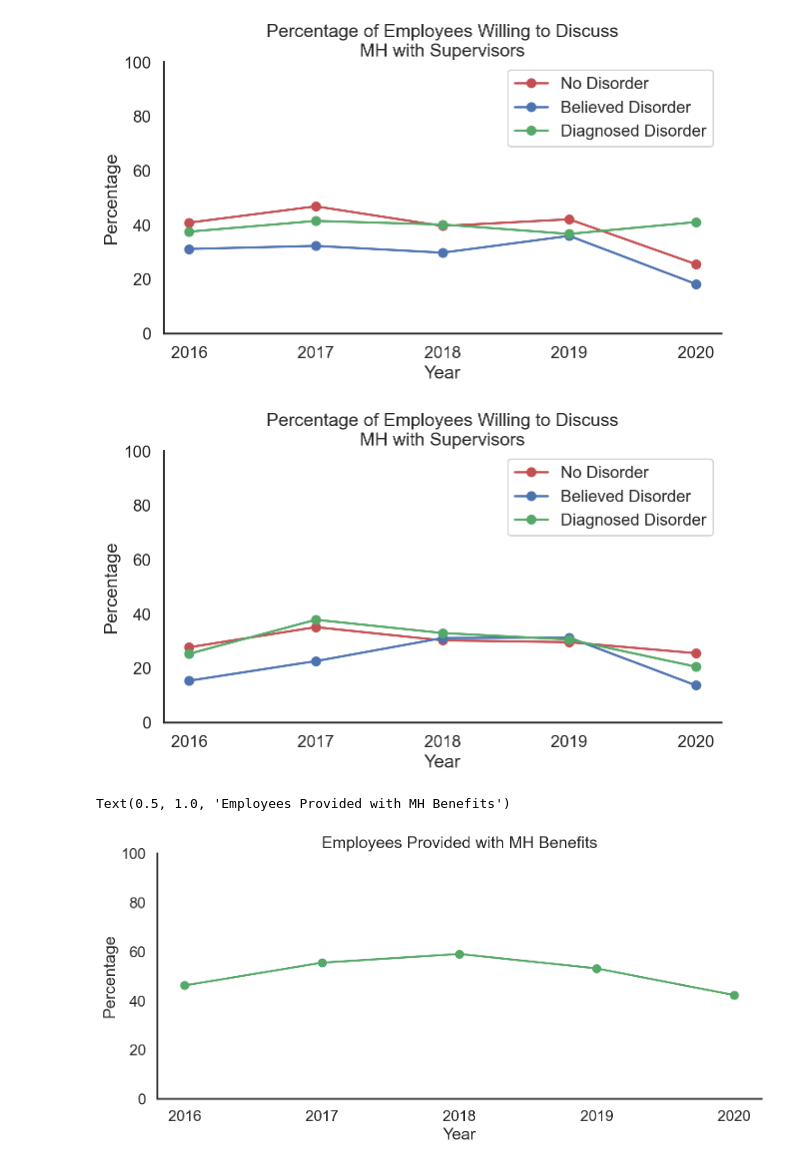
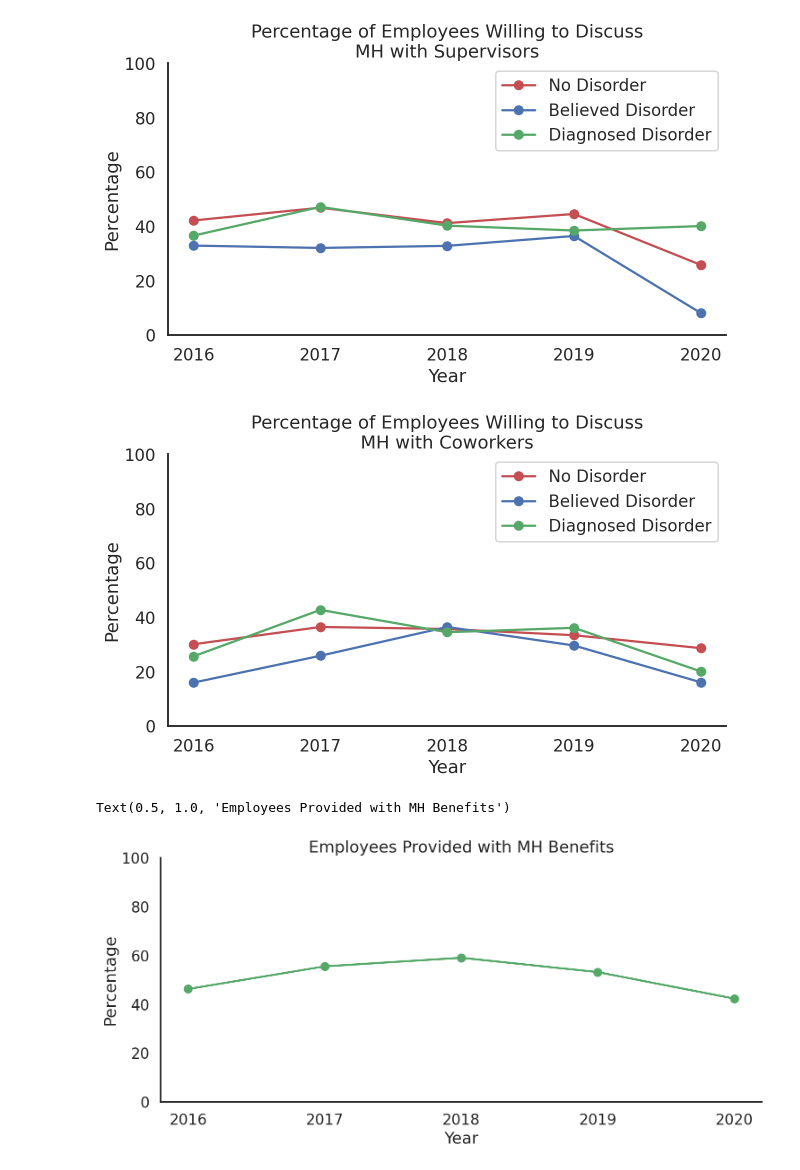
Before and after one commit to AndrewKahr/ECE143FinalProject, a Jupyter notebook: ECE143 Project merged.ipynb, the cells around one changed output. Cells and saved outputs as stored; diff of their text form; code cells hidden in the pictures.

Commit message:
Add files via upload
Fixed Bugs in line_percentage_plot_vs_time.py and company size.

```diff
--- a/ECE143 Project merged.ipynb
+++ b/ECE143 Project merged.ipynb
@@ -36,8 +36,9 @@ titles = ["Employees Provided with MH Benefits",
           "Percentage of Employees Willing to Discuss MH with Supervisors",
           "Percentage of Employees Willing to Discuss MH with Coworkers"]
 import barplot_percentage_vs_size
+tmp_merged_df = merged_df[merged_df.is_tech_company == 1]
 for i in range(len(types)):
-    input_df=merged_df[['employee_count',types[i]]]
+    input_df = tmp_merged_df[['employee_count',types[i]]]
     barplot_percentage_vs_size.bar_percent_wrt_company_size(input_df,types[i],2,titles[i])
-    #plt.savefig(types[i]+'_vs_size.png',transparent=True,bbox_inches='tight')
+    # plt.savefig(types[i]+'_vs_size.png',transparent=True,bbox_inches='tight')
 # %% [output]
@@ -49,18 +50,20 @@ for i in range(len(types)):
 # %%
 attitude = ['discuss_mh_with_supervisor', 'discuss_mh_with_coworkers']
 types = ['No Disorder', 'Believed Disorder', 'Diagnosed Disorder']
-
+title_names = ['Supervisors', 'Coworkers']
 import line_percentage_plot_vs_time
-
-input_df=merged_df[['discuss_mh_with_supervisor', 'discuss_mh_with_coworkers','year','has_mh_disorder']]
+tmp_merged_df = merged_df[merged_df.is_tech_company == 1]
+input_df=tmp_merged_df[['discuss_mh_with_supervisor', 'discuss_mh_with_coworkers','year','has_mh_disorder']]
 for i in range(2):
     line_percentage_plot_vs_time.line_plot_time_vs_multi_var(input_df,'has_mh_disorder',attitude[i],[0,2,3],2,types)
+    plt.title("Percentage of Employees Willing to Discuss\nMH with {}".format(title_names[i]))
+    # plt.savefig('attitude{}.png'.format(i),transparent=True,bbox_inches='tight')
 # %% [output]
-[figure, old version]
+[figure, new version]
-[figure, old version]
+[figure, new version]
 # %%
-
-provide_mh_benefits = merged_df.loc[(merged_df['is_tech_company']==1)&(merged_df['provide_mh_benefits']!= -1), ['year', 'provide_mh_benefits']]
+tmp_merged_df = merged_df[merged_df.is_tech_company == 1]
+provide_mh_benefits = tmp_merged_df.loc[(tmp_merged_df['is_tech_company']==1)&(tmp_merged_df['provide_mh_benefits']!= -1), ['year', 'provide_mh_benefits']]
 year = ['2016', '2017', '2018', '2019', '2020']
 x = np.arange(5)
 sample_num = provide_mh_benefits.groupby('year').size()
@@ -75,7 +78,7 @@ ax.set_ylabel('Percentage')
 ax.set_title("Employees Provided with MH Benefits")
 # %% [output]
 Text(0.5, 1.0, 'Employees Provided with MH Benefits')
-[figure, old version]
+[figure, new version]
 # %%
 has_mh_disorder = merged_df.loc[(merged_df['is_tech_company']==1)&(merged_df['has_mh_disorder']!= -1), ['year', 'has_mh_disorder']]
 sample_num = has_mh_disorder.groupby('year').size()
```
Also changed, not shown: parts of 5 cells of this notebook, 1 other file.
